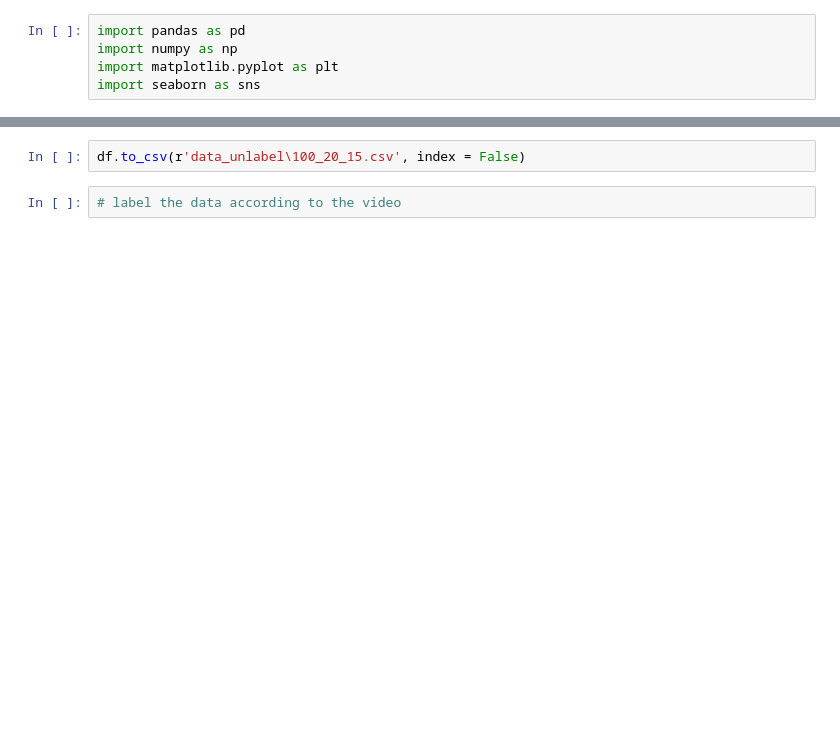
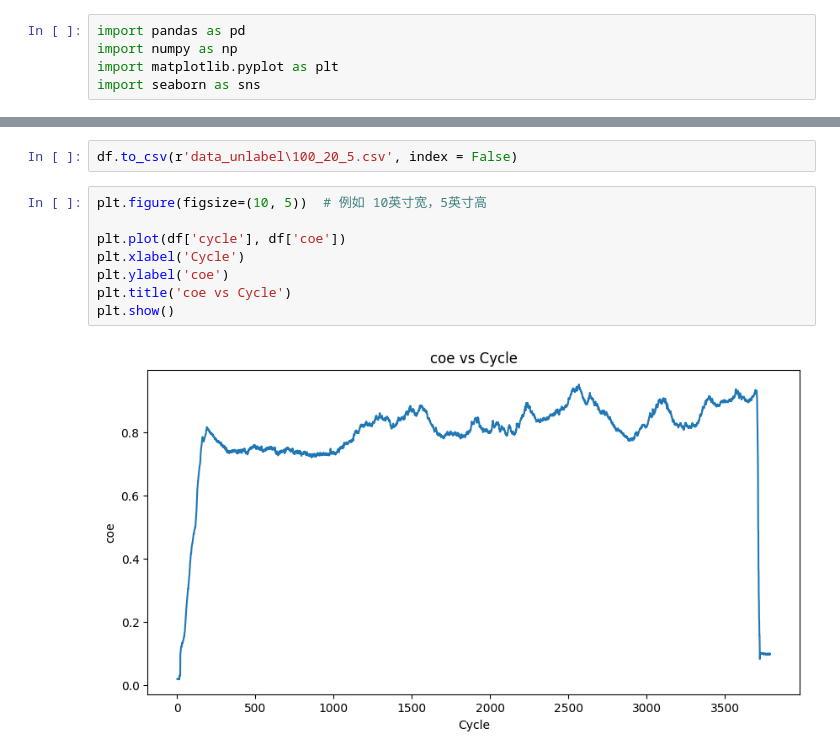
Before and after one commit to buy0range/code_internship, a Jupyter notebook: raw_2_df.ipynb, the cells around one changed output, grey strips where cells are left out. Drawn from its saved outputs; the diff is of its cells as text; blank space fills up the shorter version.

```diff
--- a/raw_2_df.ipynb
+++ b/raw_2_df.ipynb
@@ -68,4 +73,12 @@ df.head()
 # %%
-df.to_csv(r'data_unlabel\100_20_15.csv', index = False)
+df.to_csv(r'data_unlabel\100_20_5.csv', index = False)
 # %%
-# label the data according to the video
+plt.figure(figsize=(10, 5))  # 例如 10英寸宽，5英寸高
+
+plt.plot(df['cycle'], df['coe'])
+plt.xlabel('Cycle')
+plt.ylabel('coe')
+plt.title('coe vs Cycle')
+plt.show()
+# %% [output]
+[figure, added]
```
Also changed, not shown: parts of 3 cells of this notebook, 8 other files.
